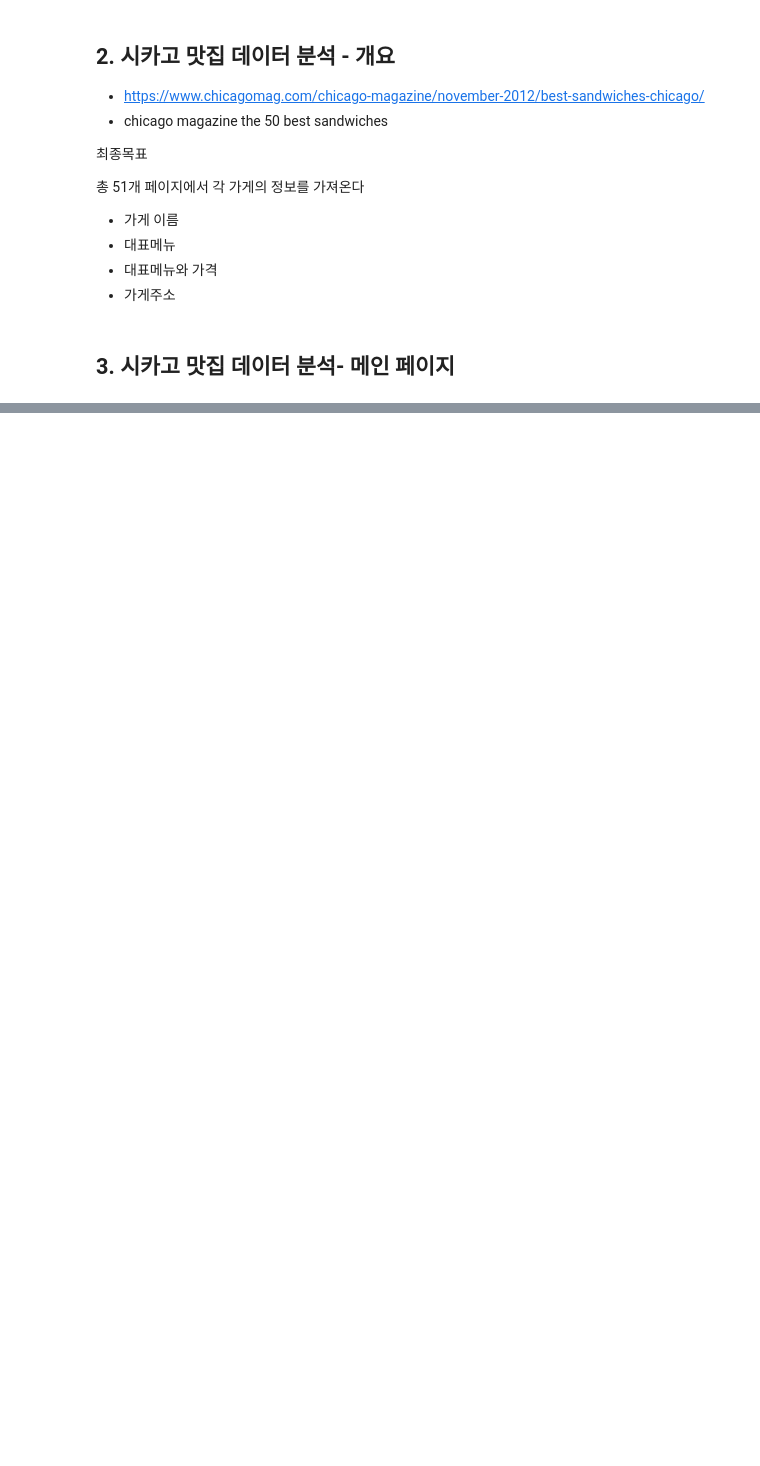
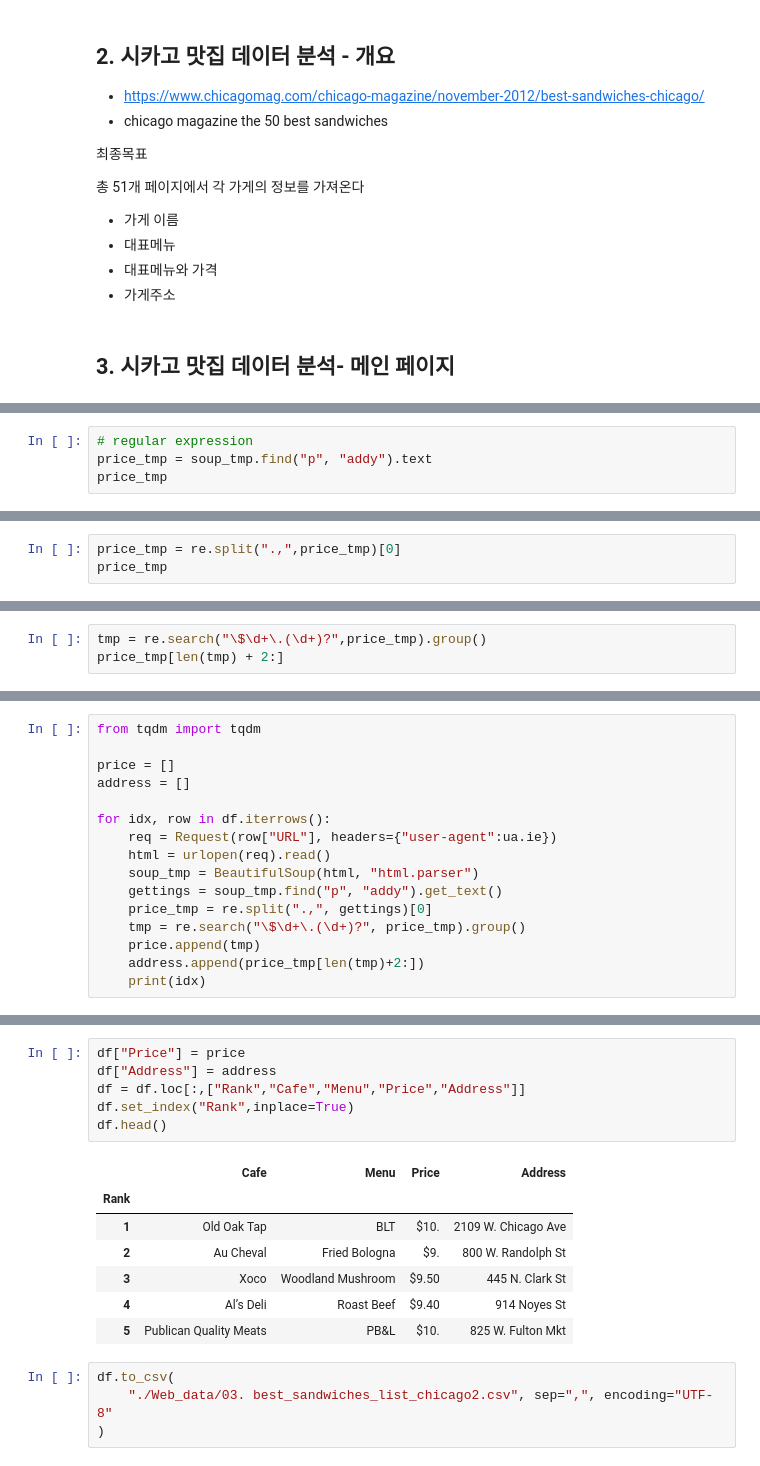
Before and after one commit to wlstmd1004v/Data_Practice, a Jupyter notebook: Web_Data.ipynb, the cells around one changed output, grey strips where cells are left out. Cells and saved outputs as stored; diff of their text form; blank space fills up the shorter version.

```diff
--- a/Web_Data.ipynb
+++ b/Web_Data.ipynb
@@ -412,0 +637,4 @@ response
+# %%
+# regular expression
+price_tmp = soup_tmp.find("p", "addy").text
+price_tmp
@@ -412,0 +648,3 @@ response
+# %%
+price_tmp = re.split(".,",price_tmp)[0]
+price_tmp
@@ -412,0 +653,3 @@ response
+# %%
+tmp = re.search("\$\d+\.(\d+)?",price_tmp).group()
+price_tmp[len(tmp) + 2:]
@@ -412,0 +658,16 @@ response
+# %%
+from tqdm import tqdm
+
+price = []
+address = []
+
+for idx, row in df.iterrows():
+    req = Request(row["URL"], headers={"user-agent":ua.ie})
+    html = urlopen(req).read()
+    soup_tmp = BeautifulSoup(html, "html.parser")
+    gettings = soup_tmp.find("p", "addy").get_text()
+    price_tmp = re.split(".,", gettings)[0]
+    tmp = re.search("\$\d+\.(\d+)?", price_tmp).group()
+    price.append(tmp)
+    address.append(price_tmp[len(tmp)+2:])
+    print(idx)
@@ -412,0 +713,18 @@ response
+# %%
+df["Price"] = price
+df["Address"] = address
+df = df.loc[:,["Rank","Cafe","Menu","Price","Address"]]
+df.set_index("Rank",inplace=True)
+df.head()
+# %% [output]
+|  | Cafe | Menu | Price | Address |
+| Rank |  |  |  |  |
+| 1 | Old Oak Tap | BLT | $10. | 2109 W. Chicago Ave |
+| 2 | Au Cheval | Fried Bologna | $9. | 800 W. Randolph St |
+| 3 | Xoco | Woodland Mushroom | $9.50 | 445 N. Clark St |
+| 4 | Al’s Deli | Roast Beef | $9.40 | 914 Noyes St |
+| 5 | Publican Quality Meats | PB&L | $10. | 825 W. Fulton Mkt |
+# %%
+df.to_csv(
+    "./Web_data/03. best_sandwiches_list_chicago2.csv", sep=",", encoding="UTF-8"
+)
```
Also changed, not shown: parts of 51 cells of this notebook, 2 other files.
